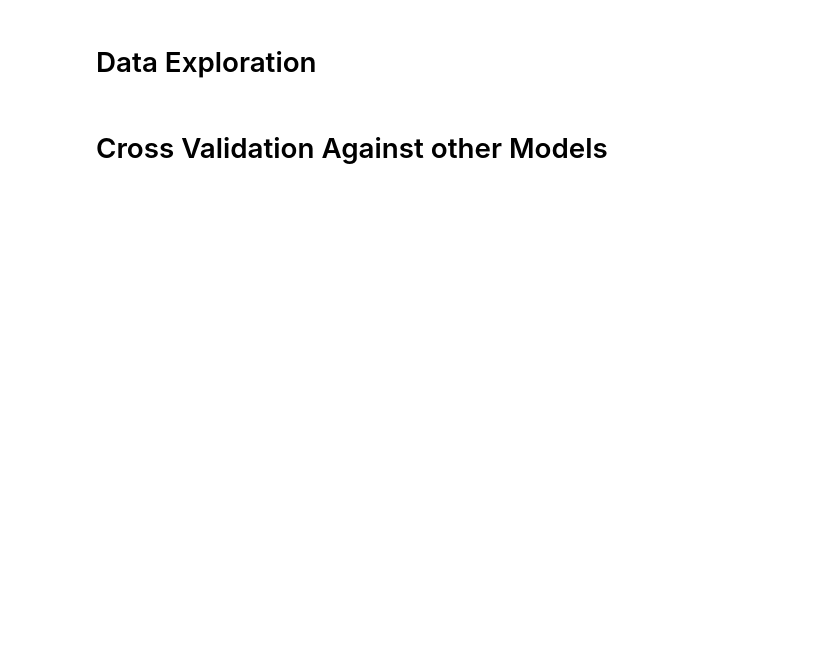
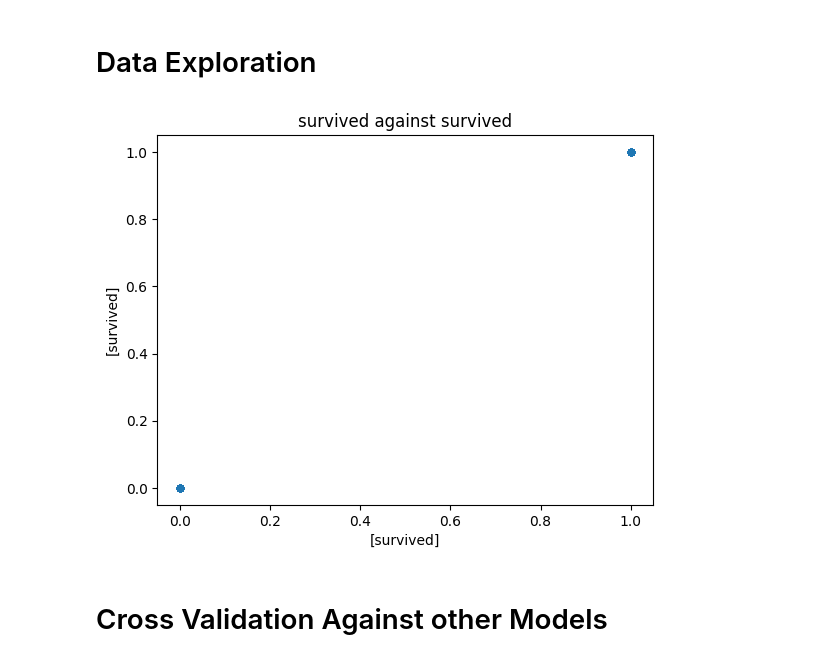
Before and after one commit to IsaacFigNewton/Conditional-Probability-Manifold-Regressor, a Jupyter notebook: KNN_Estimation_of_Feature_Probability_Distributions.ipynb, the cells around one changed output. Drawn from its saved outputs; the diff is of its cells as text; code cells hidden in the pictures; blank space fills up the shorter version.

```diff
--- a/KNN_Estimation_of_Feature_Probability_Distributions.ipynb
+++ b/KNN_Estimation_of_Feature_Probability_Distributions.ipynb
@@ -377,6 +376,12 @@ transformed_dataset.dropna(inplace=True)
 # df = pd.concat(rows, ignore_index=True)
 
 # df
+# %%
+dataset.plot.scatter(x=[quantitative_vars[0]], y=y)
+plt.title(f"{quantitative_vars[0]} against {y[0]}")
+plt.show()
+# %% [output]
+[figure, added]
 # %% [markdown]
 # Cross Validation Against other Models
 # %%
```
Also changed, not shown: parts of 19 cells of this notebook.
